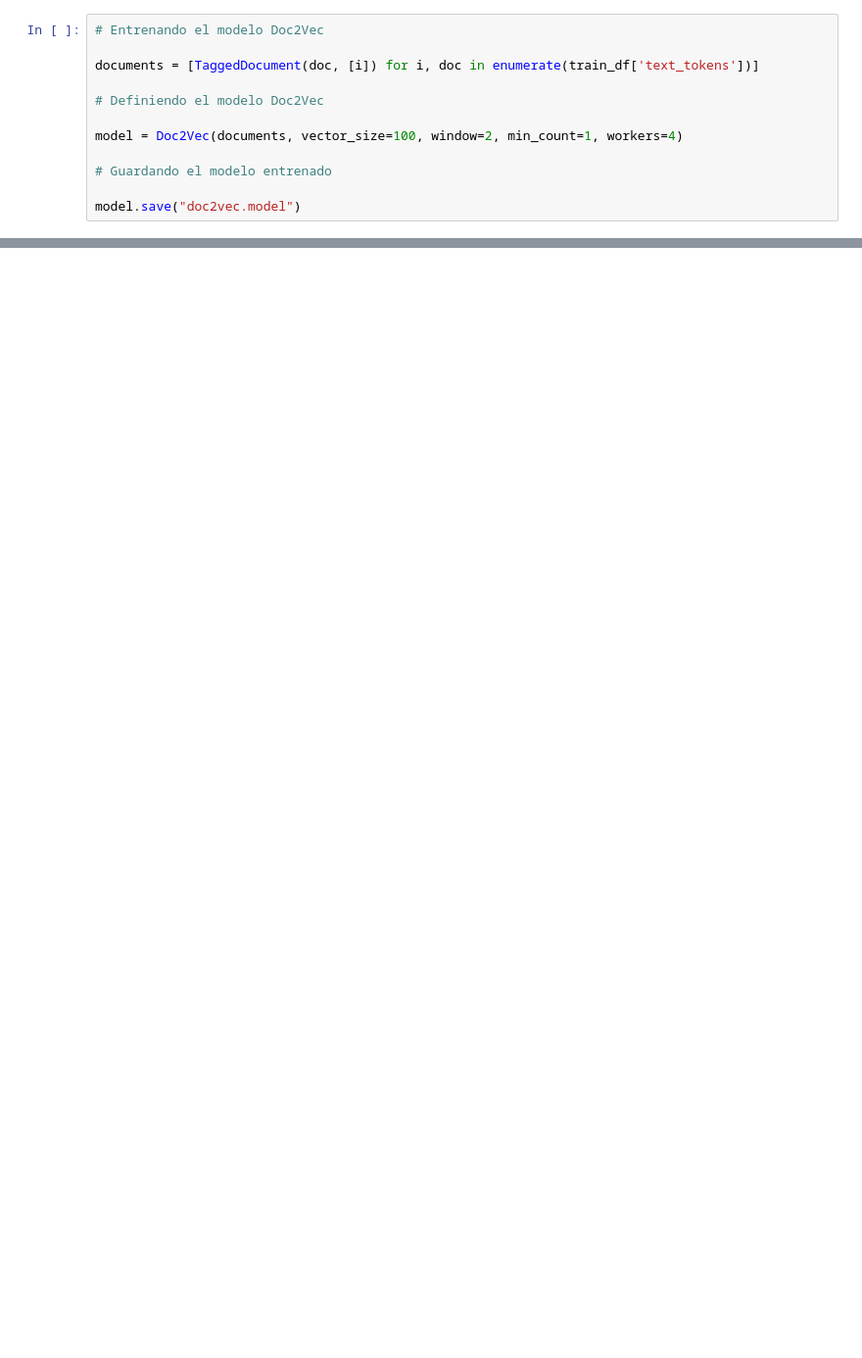
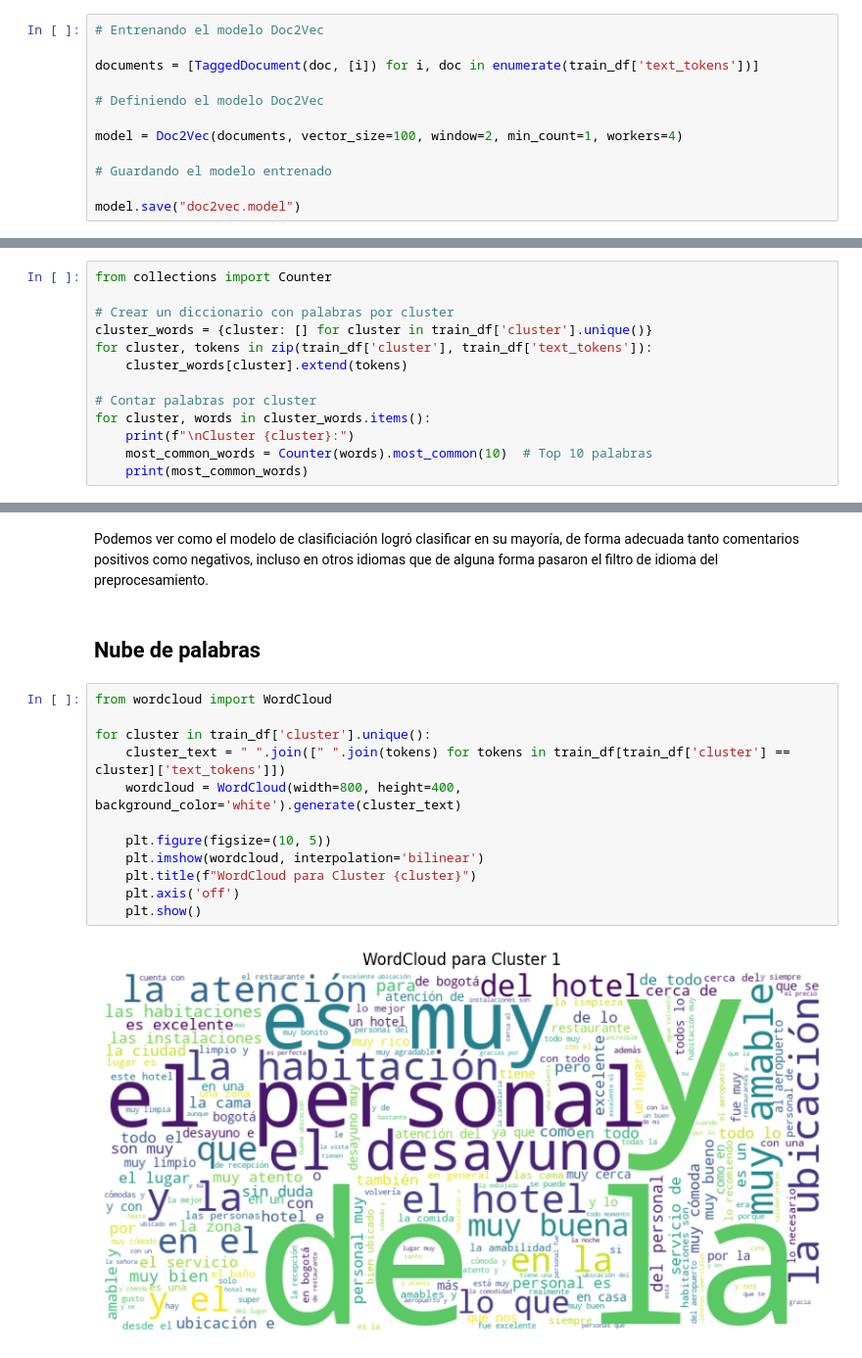
Before and after one commit to sebastiaanbv/NLP_EAN, a Jupyter notebook: Actividad 1/Doc2Vec_booking.ipynb, the cells around one changed output, grey strips where cells are left out. Shown at 98% size. Cells and saved outputs as stored; diff of their text form; blank space fills up the shorter version.

```diff
--- a/Actividad 1/Doc2Vec_booking.ipynb
+++ b/Actividad 1/Doc2Vec_booking.ipynb
@@ -316,0 +332,13 @@ Name: count, dtype: int64
+# %%
+from collections import Counter
+
+# Crear un diccionario con palabras por cluster
+cluster_words = {cluster: [] for cluster in train_df['cluster'].unique()}
+for cluster, tokens in zip(train_df['cluster'], train_df['text_tokens']):
+    cluster_words[cluster].extend(tokens)
+
+# Contar palabras por cluster
+for cluster, words in cluster_words.items():
+    print(f"\nCluster {cluster}:")
+    most_common_words = Counter(words).most_common(10)  # Top 10 palabras
+    print(most_common_words)
@@ -359,0 +401,18 @@ Cluster  4
+# %% [markdown]
+Podemos ver como el modelo de clasificiación logró clasificar en su mayoría, de forma adecuada tanto comentarios positivos como negativos, incluso en otros idiomas que de alguna forma pasaron el filtro de idioma del preprocesamiento.
+# %% [markdown]
+## Nube de palabras
+# %%
+from wordcloud import WordCloud
+
+for cluster in train_df['cluster'].unique():
+    cluster_text = " ".join([" ".join(tokens) for tokens in train_df[train_df['cluster'] == cluster]['text_tokens']])
+    wordcloud = WordCloud(width=800, height=400, background_color='white').generate(cluster_text)
+
+    plt.figure(figsize=(10, 5))
+    plt.imshow(wordcloud, interpolation='bilinear')
+    plt.title(f"WordCloud para Cluster {cluster}")
+    plt.axis('off')
+    plt.show()
+# %% [output]
+[figure, added]
```
Also changed, not shown: parts of 33 cells of this notebook, 4 other files.
